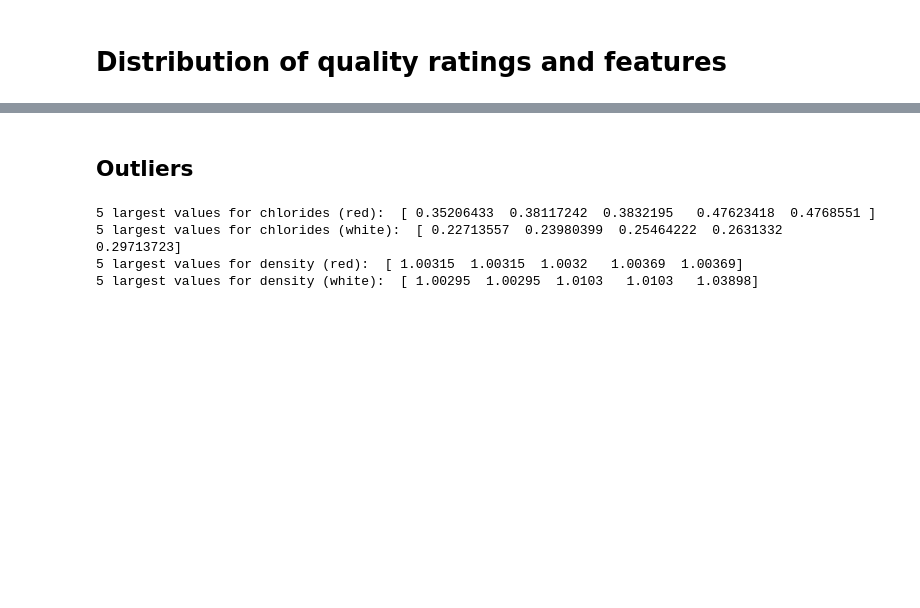
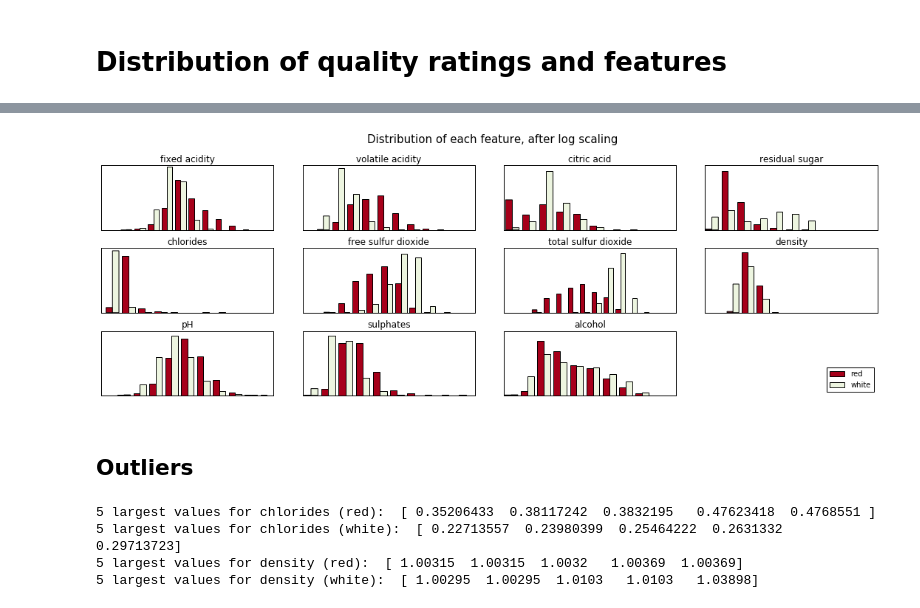
Before and after one commit to albertwildeman/Vinho_Verde, a Jupyter notebook: WineQuality.ipynb, the cells around one changed output, grey strips where cells are left out. Saved outputs shown, nothing was run; the diff lists cells and outputs as text; code cells hidden in the pictures; blank space fills up the shorter version.

```diff
--- a/WineQuality.ipynb
+++ b/WineQuality.ipynb
@@ -108,3 +94,7 @@ plot_histograms(dfs)
+# %%
+plot_histograms(dfs, 'Distribution of each feature, after log scaling')
+# %% [output]
+[figure, added]
 # %% [markdown]
 ## Outliers
 # %%
```
Also changed, not shown: parts of 41 cells of this notebook.
